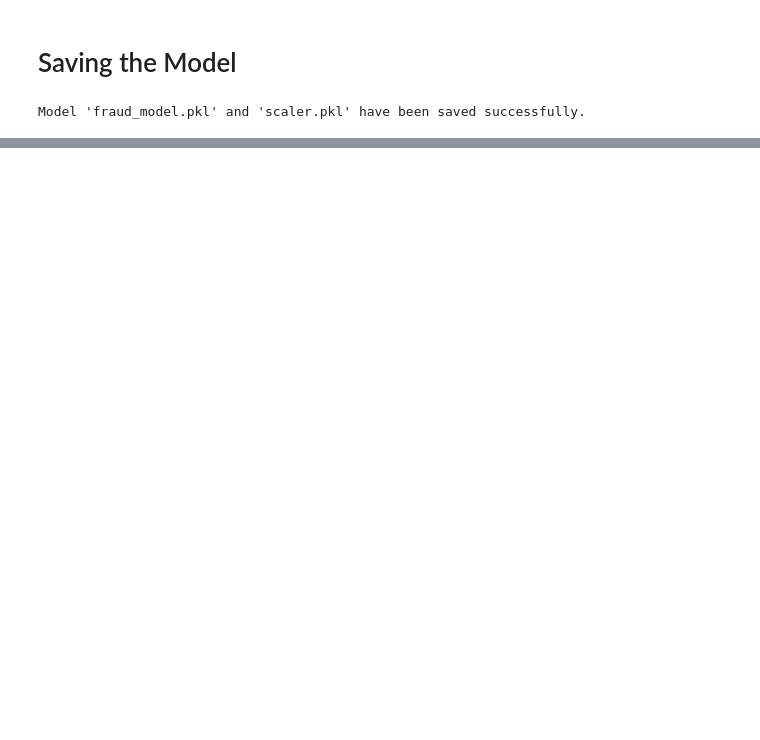
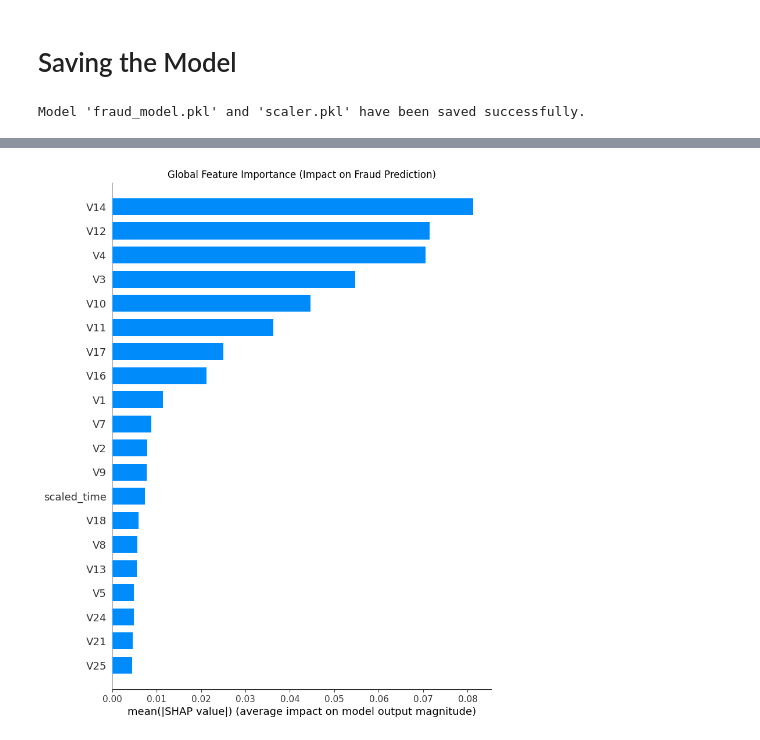
Before and after one commit to 6poh66/FraudDetectionBlockchain, a Jupyter notebook: Fraud_Detection.ipynb, the cells around one changed output, grey strips where cells are left out. Saved outputs shown, nothing was run; the diff lists cells and outputs as text; code cells hidden in the pictures; blank space fills up the shorter version.

Commit message:
Model Test-1

```diff
--- a/Fraud_Detection.ipynb
+++ b/Fraud_Detection.ipynb
@@ -256,0 +263,78 @@ Model 'fraud_model.pkl' and 'scaler.pkl' have been saved successfully.
+# %%
+shap.initjs()
+
+try:
+    with open('fraud_model.pkl', 'rb') as f:
+        model = pickle.load(f)
+    print("Model and data loaded successfully.")
+except FileNotFoundError:
+    print("ERROR: 'fraud_model.pkl' not found.")
+
+
+#SHAP EXPLAINER
+
+X_test_sample = X_test.sample(n=100, random_state=42)
+print(f"Sample created with shape: {X_test_sample.shape}")
+
+explainer = shap.TreeExplainer(model)
+shap_values_sample = explainer.shap_values(X_test_sample)
+
+print("SHAP values calculated successfully!")
+print("-" * 50)
+
+
+#GLOBAL EXPLANATION PLOT
+print("Global Explanation (Feature Importance)...")
+
+# column order of the sample matches the model's training data
+try:
+    X_test_sample_reordered = X_test_sample[model.feature_names_in_]
+except AttributeError:
+    print("Using a fallback method for feature names.")
+    X_test_sample_reordered = X_test_sample
+
+shap_values_for_fraud = shap_values_sample[:, :, 1]
+
+print("Corrected SHAP values shape:", shap_values_for_fraud.shape)
+print("X_test_sample_reordered shape:", X_test_sample_reordered.shape)
+
+shap.summary_plot(shap_values_for_fraud, X_test_sample_reordered, plot_type="bar", show=False)
+plt.title("Global Feature Importance (Impact on Fraud Prediction)")
+plt.show()
+
+print("\nThe bar chart above shows the features that have the most impact on the model's predictions for fraud, ranked from most to least important.")
+print("-" * 50)
+
+
+#LOCAL EXPLANATION PLOT
+print("\nLocal Explanation for a single fraudulent transaction from the sample...")
+
+# True labels corresponding to our sample
+y_test_sample = y_test.loc[X_test_sample.index]
+
+# Predictions on our sample
+y_pred_sample = model.predict(X_test_sample)
+
+# Correctly predicted fraud instance within the sample
+correctly_predicted_fraud_indices_sample = X_test_sample.index[np.where((y_test_sample == 1) & (y_pred_sample == 1))[0]]
+
+if len(correctly_predicted_fraud_indices_sample) > 0:
+    instance_index = correctly_predicted_fraud_indices_sample[0]
+    loc_in_sample = X_test_sample.index.get_loc(instance_index)
+
+    print(f"\nExplaining prediction for instance at original index: {instance_index} (a confirmed fraudulent transaction)")
+
+    shap.force_plot(
+        explainer.expected_value[1],
+        shap_values_sample[loc_in_sample, :, 1],
+        X_test_sample_reordered.loc[instance_index, :],
+        matplotlib=True,
+        show=False
+    )
+    plt.title("Local Explanation for a Fraudulent Transaction")
+    plt.show()
+    print("In the plot above: Features in RED push the prediction HIGHER (towards fraud). Features in BLUE push it LOWER (towards legitimate).")
+
+else:
+    print("Could not find a correctly predicted fraudulent transaction in this smaller sample to explain. You can try increasing the sample size or re-running.")
+# %% [output]
@@ -256,0 +349 @@ Model 'fraud_model.pkl' and 'scaler.pkl' have been saved successfully.
+[figure, added]
```
Also changed, not shown: parts of 6 cells of this notebook.
